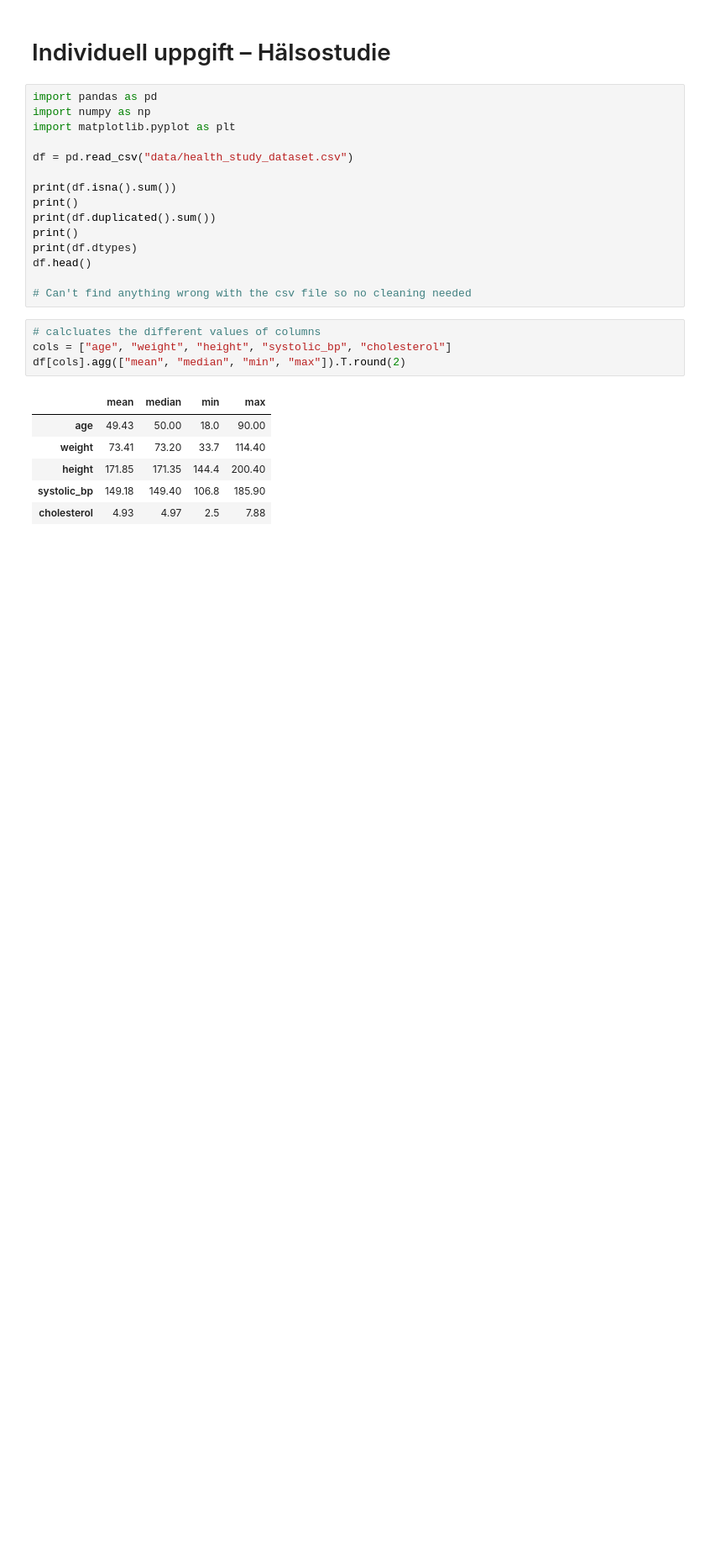
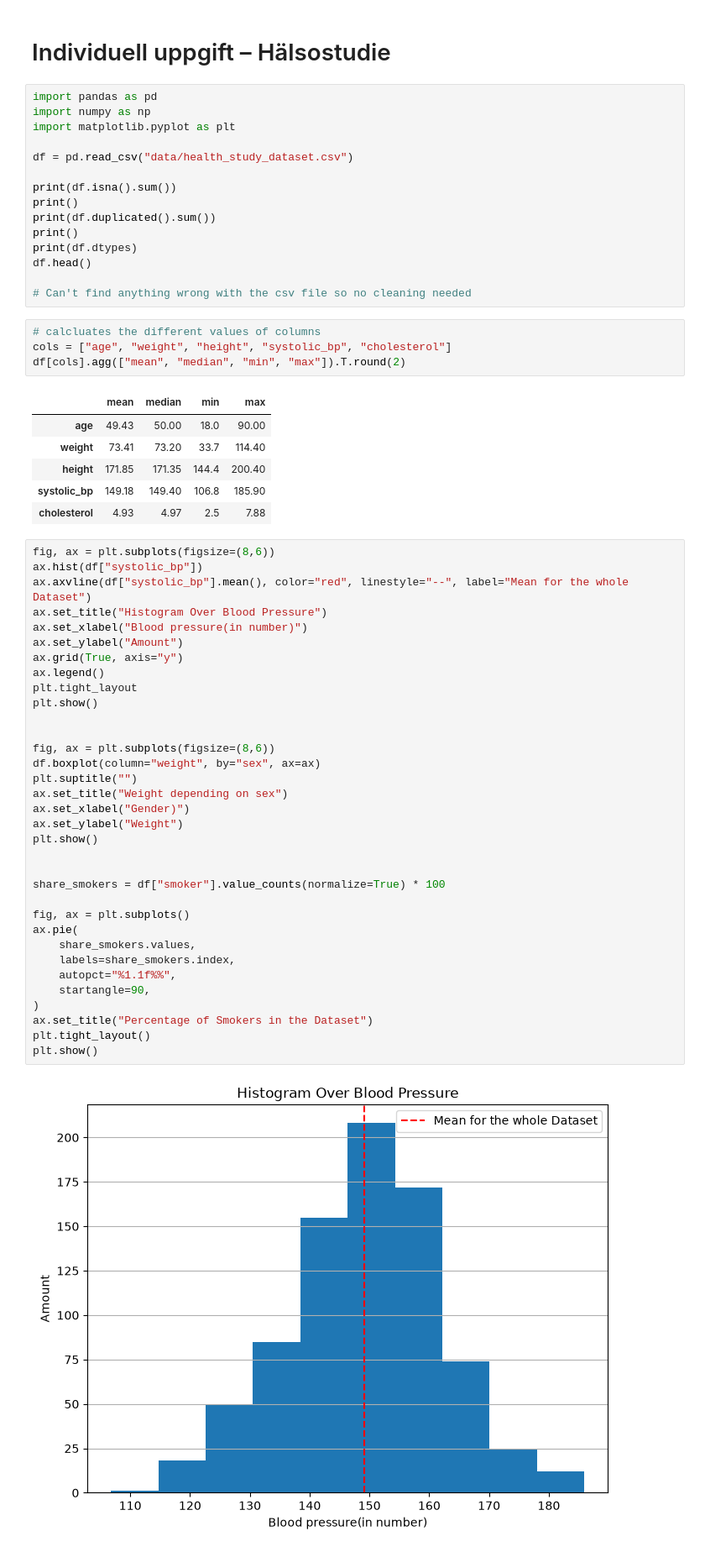
Before and after one commit to Henke-P/health_study_Henrik_P_DS26, a Jupyter notebook: healthy_study.ipynb, the cells around one changed output. Shown at 84% size. Drawn from its saved outputs; the diff is of its cells as text; blank space fills up the shorter version.

Commit message:
added 3 different diagrams showing different data

```diff
--- a/healthy_study.ipynb
+++ b/healthy_study.ipynb
@@ -26,3 +26,39 @@ df[cols].agg(["mean", "median", "min", "max"]).T.round(2)
 | height | 171.85 | 171.35 | 144.4 | 200.40 |
 | systolic_bp | 149.18 | 149.40 | 106.8 | 185.90 |
 | cholesterol | 4.93 | 4.97 | 2.5 | 7.88 |
+# %%
+fig, ax = plt.subplots(figsize=(8,6))
+ax.hist(df["systolic_bp"])
+ax.axvline(df["systolic_bp"].mean(), color="red", linestyle="--", label="Mean for the whole Dataset")
+ax.set_title("Histogram Over Blood Pressure")
+ax.set_xlabel("Blood pressure(in number)")
+ax.set_ylabel("Amount")
+ax.grid(True, axis="y")
+ax.legend()
+plt.tight_layout
+plt.show()
+
+
+fig, ax = plt.subplots(figsize=(8,6))
+df.boxplot(column="weight", by="sex", ax=ax)
+plt.suptitle("")
+ax.set_title("Weight depending on sex")
+ax.set_xlabel("Gender)")
+ax.set_ylabel("Weight")
+plt.show()
+
+
+share_smokers = df["smoker"].value_counts(normalize=True) * 100
+
+fig, ax = plt.subplots()
+ax.pie(
+    share_smokers.values,
+    labels=share_smokers.index,
+    autopct="%1.1f%%",
+    startangle=90,
+)
+ax.set_title("Percentage of Smokers in the Dataset")
+plt.tight_layout()
+plt.show()
+# %% [output]
+[figure, added]
```
Also changed, not shown: parts of 1 cell of this notebook.
